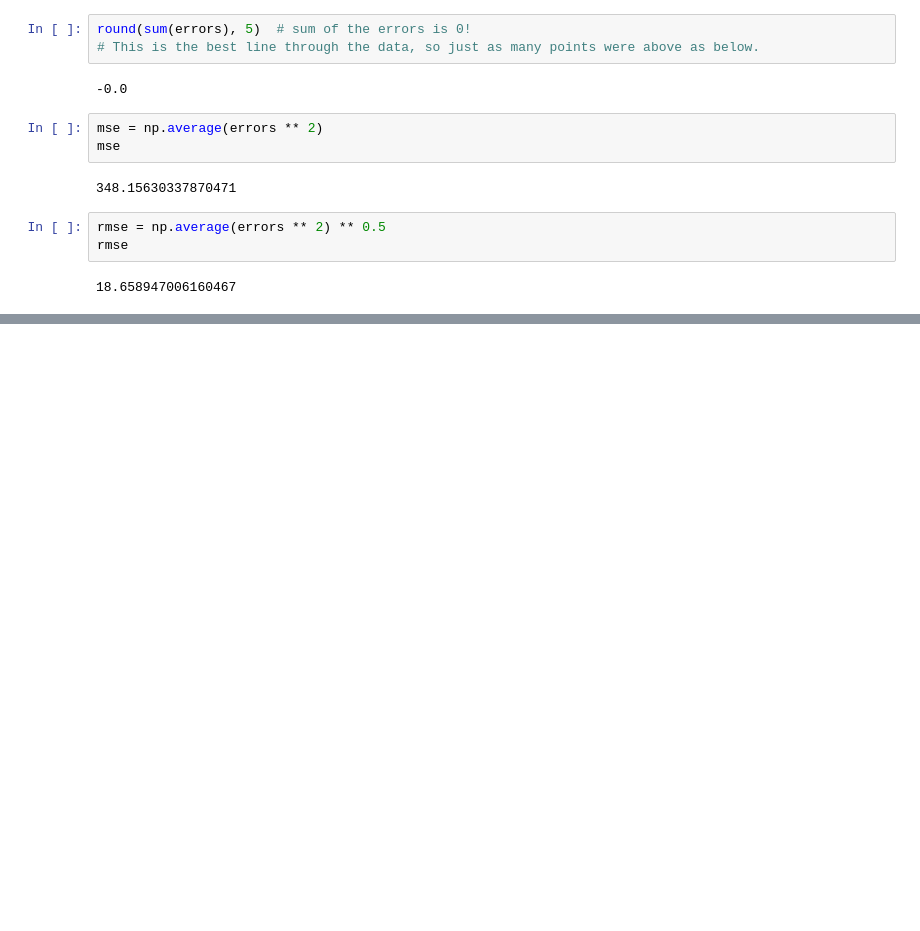
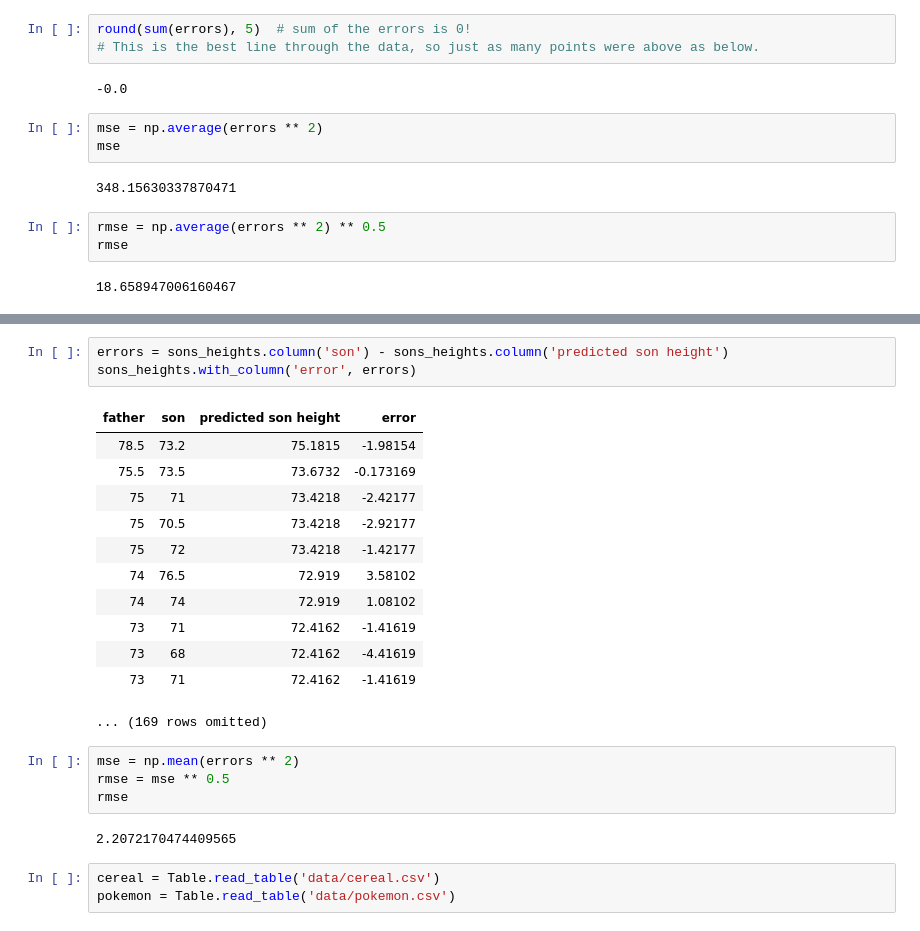
Before and after one commit to lawtonsclass/s26-code-from-class, a Jupyter notebook: data8/ch15.ipynb, the cells around one changed output, grey strips where cells are left out. Saved outputs shown, nothing was run; the diff lists cells and outputs as text; blank space fills up the shorter version.

```diff
--- a/data8/ch15.ipynb
+++ b/data8/ch15.ipynb
@@ -754,0 +798,25 @@ rmse
+# %%
+errors = sons_heights.column('son') - sons_heights.column('predicted son height')
+sons_heights.with_column('error', errors)
+# %% [output]
+| father | son | predicted son height | error |
+| 78.5 | 73.2 | 75.1815 | -1.98154 |
+| 75.5 | 73.5 | 73.6732 | -0.173169 |
+| 75 | 71 | 73.4218 | -2.42177 |
+| 75 | 70.5 | 73.4218 | -2.92177 |
+| 75 | 72 | 73.4218 | -1.42177 |
+| 74 | 76.5 | 72.919 | 3.58102 |
+| 74 | 74 | 72.919 | 1.08102 |
+| 73 | 71 | 72.4162 | -1.41619 |
+| 73 | 68 | 72.4162 | -4.41619 |
+| 73 | 71 | 72.4162 | -1.41619 |
+... (169 rows omitted)
+# %%
+mse = np.mean(errors ** 2)
+rmse = mse ** 0.5
+rmse
+# %% [output]
+2.2072170474409565
+# %%
+cereal = Table.read_table('data/cereal.csv')
+pokemon = Table.read_table('data/pokemon.csv')
```
Also changed, not shown: parts of 6 cells of this notebook.
